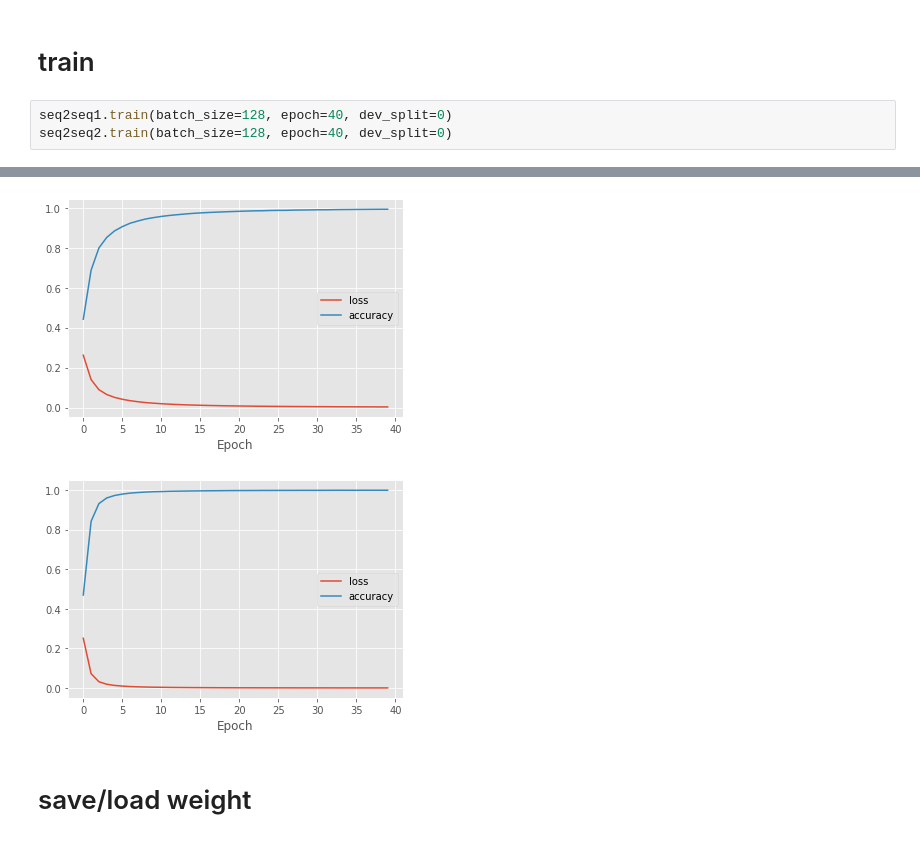
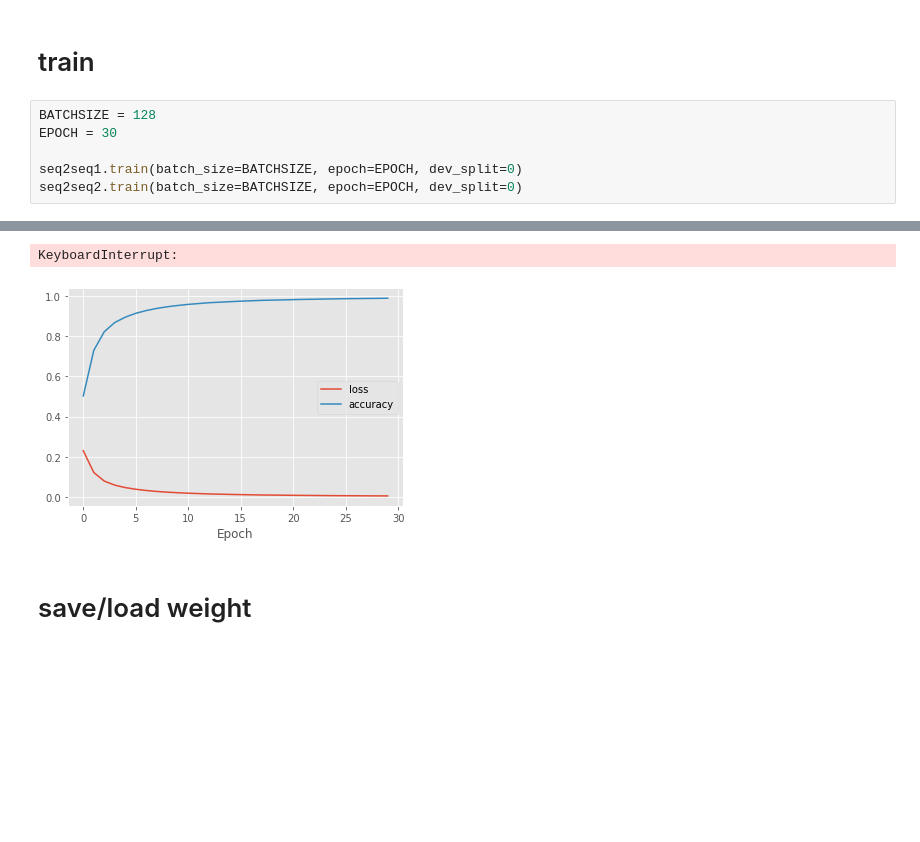
Before and after one commit to nozomiyamada/thai_romanization, a Jupyter notebook: train.ipynb, the cells around one changed output, grey strips where cells are left out. Drawn from its saved outputs; the diff is of its cells as text; blank space fills up the shorter version.

```diff
--- a/train.ipynb
+++ b/train.ipynb
@@ -55,6 +54,9 @@ You must install pydot (`pip install pydot`) and install graphviz (see instructi
 # %% [markdown]
 # train
 # %%
-seq2seq1.train(batch_size=128, epoch=40, dev_split=0)
-seq2seq2.train(batch_size=128, epoch=40, dev_split=0)
+BATCHSIZE = 128
+EPOCH = 30
+
+seq2seq1.train(batch_size=BATCHSIZE, epoch=EPOCH, dev_split=0)
+seq2seq2.train(batch_size=BATCHSIZE, epoch=EPOCH, dev_split=0)
 # %% [output]
@@ -78,5 +80,5 @@ Epoch 40/40
+KeyboardInterrupt:
-[figure, old version]
+[figure, new version]
-[figure, removed]
 # %% [markdown]
 # save/load weight
 # %%
```
Also changed, not shown: parts of 5 cells of this notebook, 12 other files.
